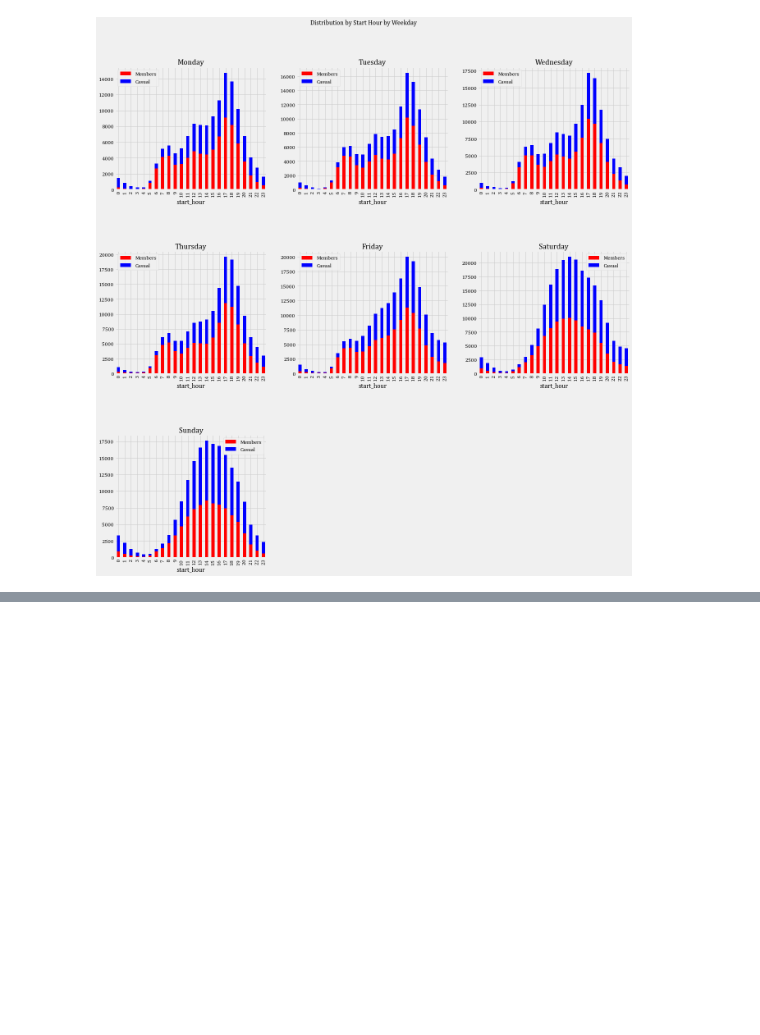
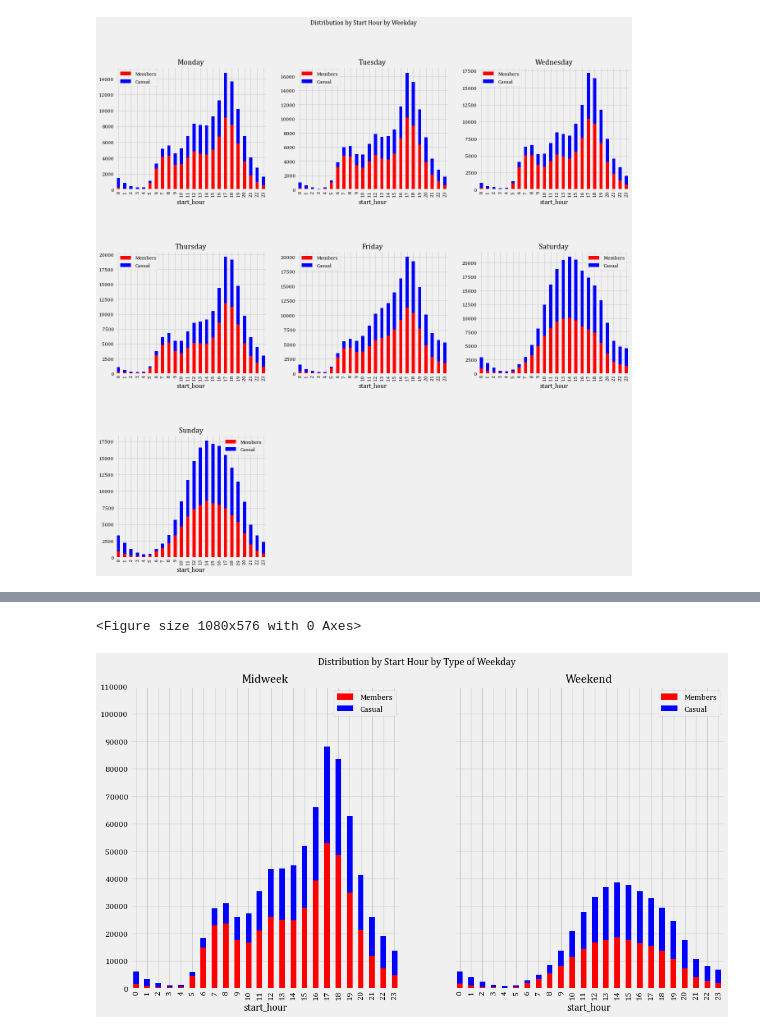
Before and after one commit to deepbdoshi/Google-Analytics-Capstone-Project, a Jupyter notebook: Google Analytics Capstone Project 1.ipynb, the cells around one changed output, grey strips where cells are left out. Cells and saved outputs as stored; diff of their text form; code cells hidden in the pictures; blank space fills up the shorter version.

Commit message:
Member Distribution by Start Hour by Type of Weekday

```diff
--- a/Google Analytics Capstone Project 1.ipynb
+++ b/Google Analytics Capstone Project 1.ipynb
@@ -314,0 +317,3 @@ There seems to be a difference between the rides distribution on the weekdays **
+# %%
+data['type_of_weekday'] = np.where(data['weekday'] < 5, 'Midweek', 'Weekend')
+data.head()
@@ -314,0 +327,11 @@ There seems to be a difference between the rides distribution on the weekdays **
+# %%
+midweek_data = data[data['type_of_weekday'] == 'Midweek']
+weekend_data = data[data['type_of_weekday'] == 'Weekend']
+
+midweek_data_by_start_hour = midweek_data.groupby(['start_hour'], as_index=False).agg(
+    members_c = pd.NamedAgg('member_casual', lambda x: ((x == 'member').sum())),
+    casual_c = pd.NamedAgg('member_casual', lambda x: ((x == 'casual').sum())))
+
+weekend_data_by_start_hour = weekend_data.groupby(['start_hour'], as_index=False).agg(
+    members_c = pd.NamedAgg('member_casual', lambda x: ((x == 'member').sum())),
+    casual_c = pd.NamedAgg('member_casual', lambda x: ((x == 'casual').sum())))
@@ -314,0 +378,24 @@ There seems to be a difference between the rides distribution on the weekdays **
+# %%
+_ = mp.figure(figsize=(15,8))
+_ = mp.style.use("fivethirtyeight")
+
+font = {'family' : 'cambria', 'size'   : 13}
+mp.rc('font', **font)
+
+fig, (ax1, ax2) = mp.subplots(1, 2, sharey=True)
+mp.subplots_adjust(top=0.9, wspace=0.2, hspace=0.5)
+
+_ = midweek_data_by_start_hour.plot(x = 'start_hour', y = ['members_c', 'casual_c'], kind='bar', stacked=True, color=['red', 'blue'], figsize=(15,8), ax=ax1, label=['Members', 'Casual'])
+_ = ax1.set_title('Midweek')
+_ = ax1.legend()
+
+
+_ = weekend_data_by_start_hour.plot(x = 'start_hour', y = ['members_c', 'casual_c'], kind='bar', stacked=True, color=['red', 'blue'], figsize=(15,8), ax=ax2, label=['Members', 'Casual'])
+_ = ax2.set_title('Weekend')
+_ = ax2.legend()
+
+_ = mp.yticks(np.arange(0, 120000, 10000))
+_ = mp.suptitle("Distribution by Start Hour by Type of Weekday")
+# %% [output]
+<Figure size 1080x576 with 0 Axes>
+[figure, added]
```
Also changed, not shown: parts of 8 cells of this notebook.
